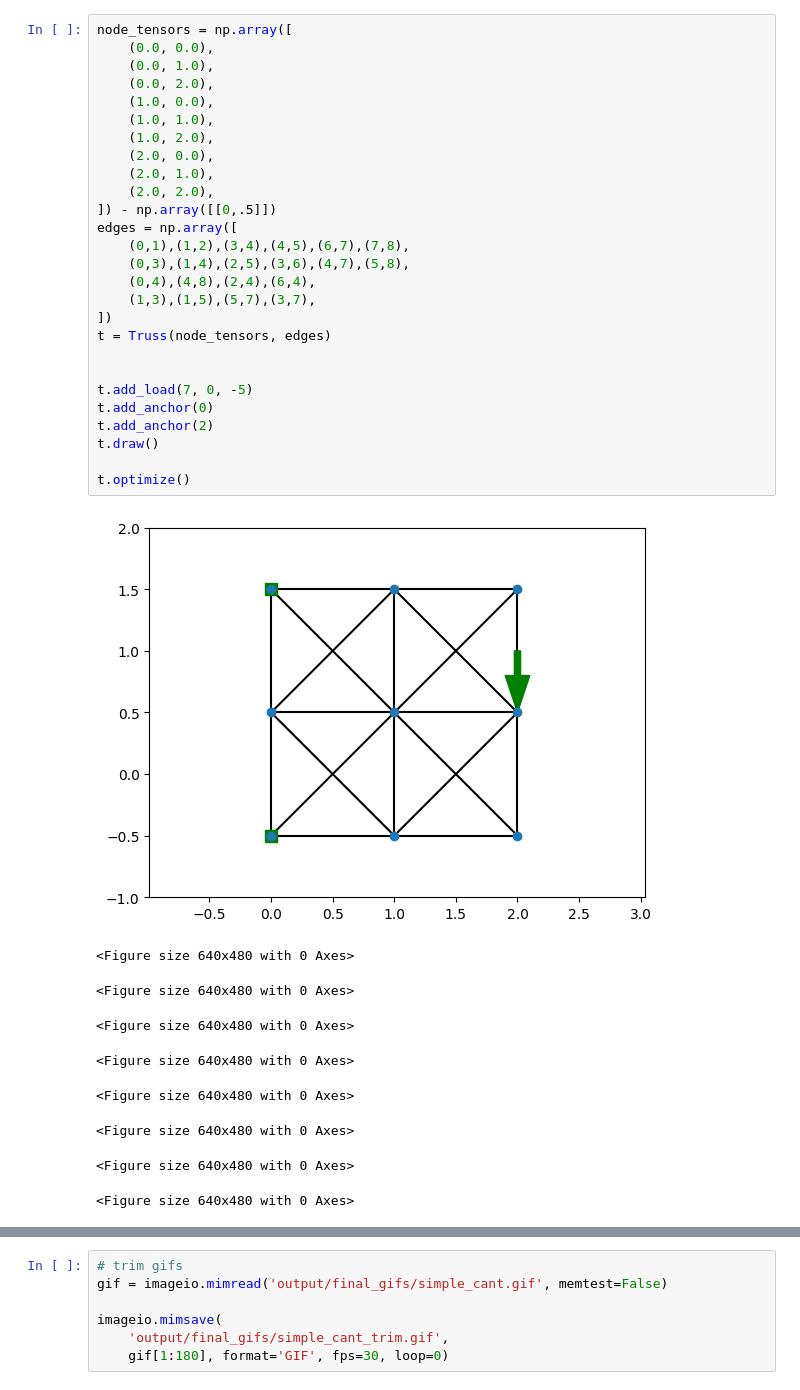
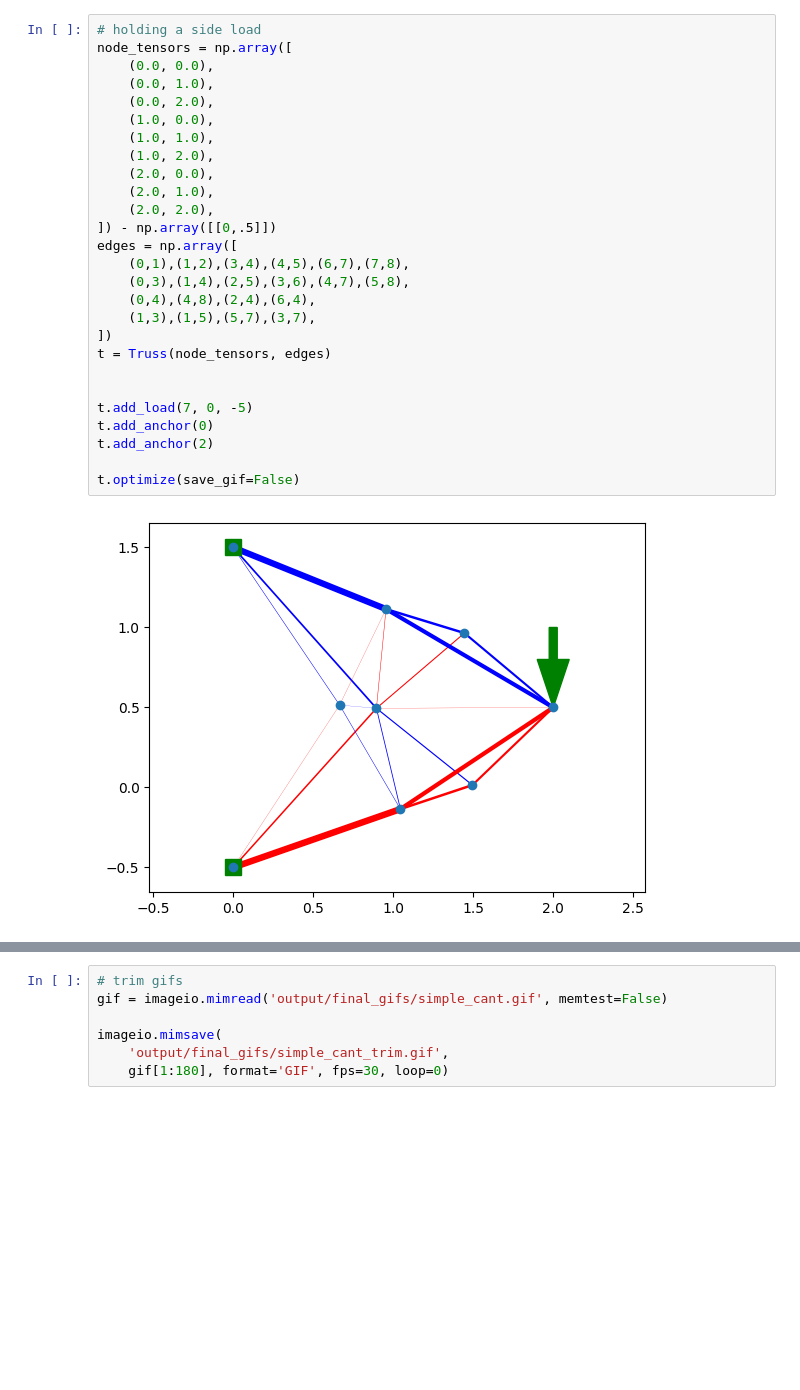
Before and after one commit to eschluntz/PytorchBridge, a Jupyter notebook: truss.ipynb, the cells around one changed output, grey strips where cells are left out. Drawn from its saved outputs; the diff is of its cells as text; blank space fills up the shorter version.

```diff
--- a/truss.ipynb
+++ b/truss.ipynb
@@ -311,37 +266,29 @@ t.draw()
 # %%
+# holding a side load
 node_tensors = np.array([
     (0.0, 0.0),
     (0.0, 1.0),
     (0.0, 2.0),
     (1.0, 0.0),
     (1.0, 1.0),
     (1.0, 2.0),
     (2.0, 0.0),
     (2.0, 1.0),
     (2.0, 2.0),
 ]) - np.array([[0,.5]])
 edges = np.array([
     (0,1),(1,2),(3,4),(4,5),(6,7),(7,8),
     (0,3),(1,4),(2,5),(3,6),(4,7),(5,8),
     (0,4),(4,8),(2,4),(6,4),
     (1,3),(1,5),(5,7),(3,7),
 ])
 t = Truss(node_tensors, edges)
 
 
 t.add_load(7, 0, -5)
 t.add_anchor(0)
 t.add_anchor(2)
-t.draw()
 
-t.optimize()
+t.optimize(save_gif=False)
 # %% [output]
-[figure, old version]
+[figure, new version]
-<Figure size 640x480 with 0 Axes>
-<Figure size 640x480 with 0 Axes>
-<Figure size 640x480 with 0 Axes>
-<Figure size 640x480 with 0 Axes>
-<Figure size 640x480 with 0 Axes>
-<Figure size 640x480 with 0 Axes>
-<Figure size 640x480 with 0 Axes>
-<Figure size 640x480 with 0 Axes>
```
Also changed, not shown: parts of 14 cells of this notebook, 2 other files.
